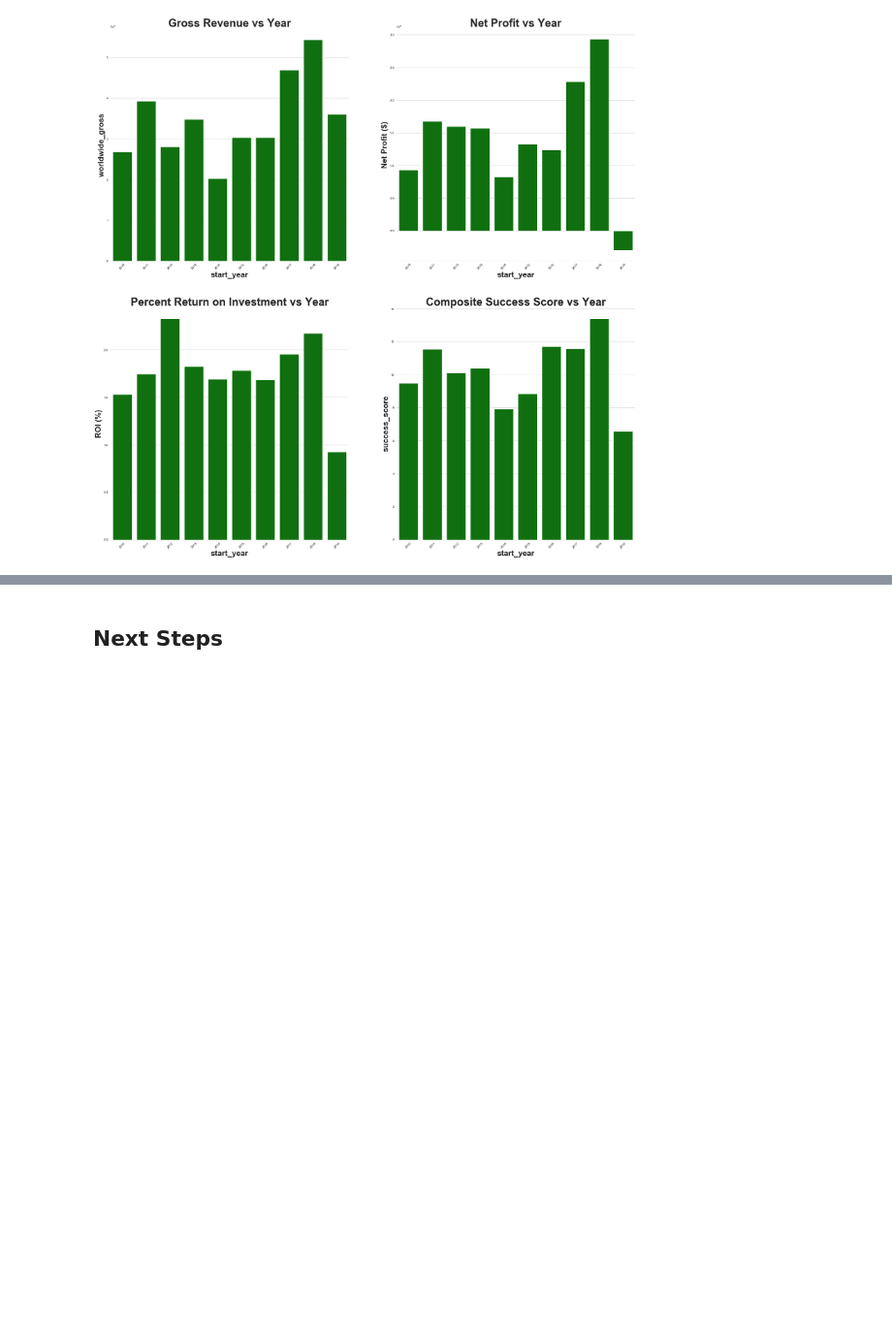
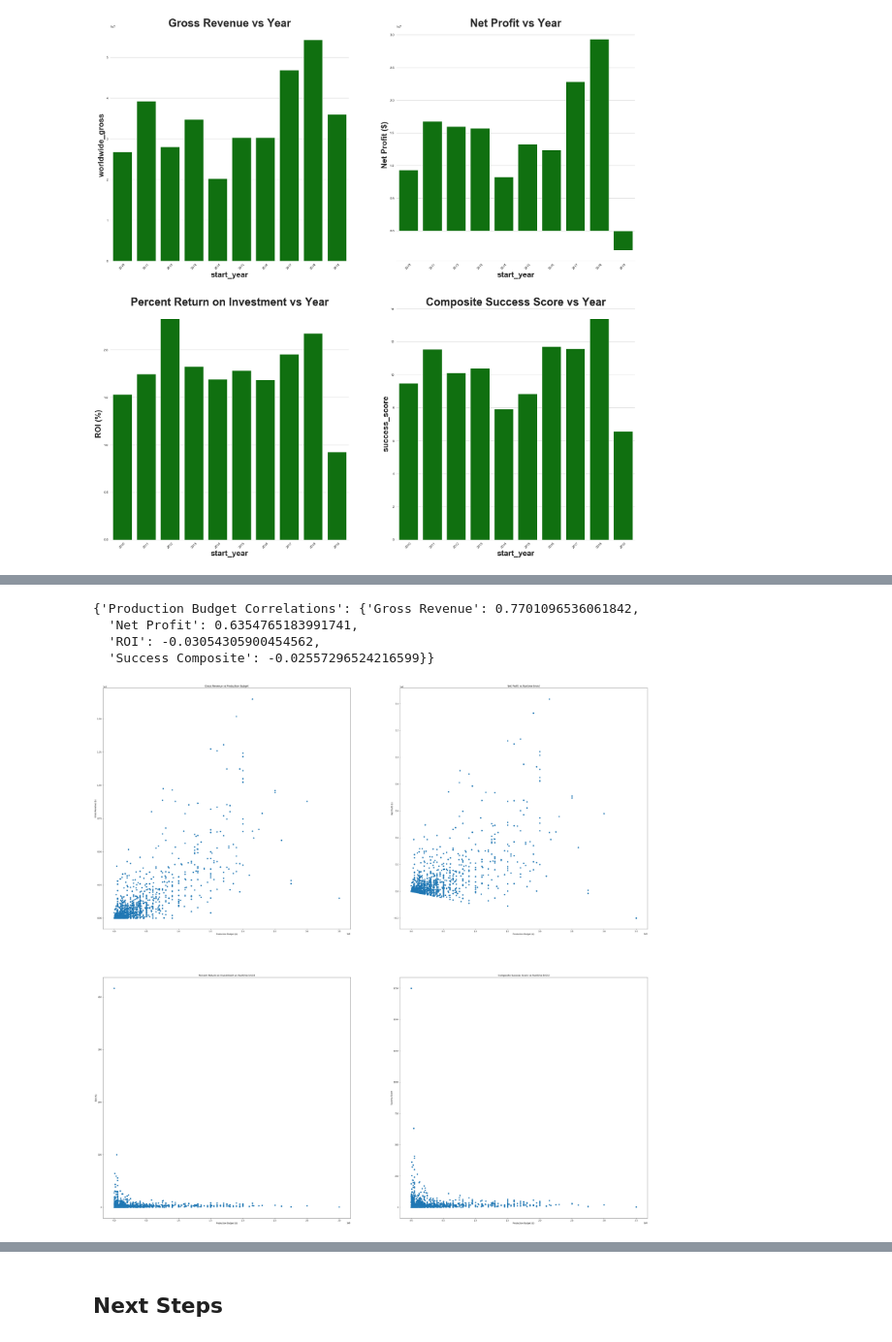
Before and after one commit to benspils/movie-content-analysis, a Jupyter notebook: What_Makes_a_Successful_Movie?.ipynb, the cells around one changed output, grey strips where cells are left out. Shown at 97% size. Drawn from its saved outputs; the diff is of its cells as text; code cells hidden in the pictures; blank space fills up the shorter version.

```diff
--- a/What_Makes_a_Successful_Movie?.ipynb
+++ b/What_Makes_a_Successful_Movie?.ipynb
@@ -412,0 +614,51 @@ sns.barplot(x, y3_comp, ax=ax[1][1], color='green')
+# %%
+# Graph runtime values against each of the four established measures of success
+
+figure, ax = plt.subplots(2, 2, figsize=(50, 50))
+
+# Establish x and y values for plots
+
+x=master_table.production_budget
+y0_gross_rev= master_table.worldwide_gross
+y1_net_prof= master_table.worldwide_gross-master_table.production_budget
+y2_roi_percent= master_table.worldwide_gross/master_table.production_budget
+y3_comp= master_table.success_score
+
+# Set axes for all four graphs
+
+ax[0][0].set_title('Gross Revenue vs Production Budget')
+ax[0][0].set_xlabel('Production Budget ($)')
+ax[0][0].set_ylabel('Gross Revenue ($)')
+
+ax[0][1].set_title('Net Profit vs Runtime (min)')
+ax[0][1].set_xlabel('Production Budget ($)')
+ax[0][1].set_ylabel('Net Profit ($)')
+
+ax[1][0].set_title('Percent Return on Investment vs Runtime (min)')
+ax[1][0].set_xlabel('Production Budget ($)')
+ax[1][0].set_ylabel('ROI (%)')
+
+ax[1][1].set_title('Composite Success Score vs Runtime (min)')
+ax[1][1].set_xlabel('Production Budget ($)')
+ax[1][1].set_ylabel('Success Score')
+
+# Graph the four plots
+
+ax[0][0].scatter(x, y0_gross_rev)
+ax[0][1].scatter(x, y1_net_prof)
+ax[1][0].scatter(x, y2_roi_percent)
+ax[1][1].scatter(x, y3_comp)
+
+# Calculate correlations between runtime and success indicators
+
+correlations={"Production Budget Correlations":{"Gross Revenue":y0_gross_rev.corr(x),
+"Net Profit":y1_net_prof.corr(x),
+"ROI":y2_roi_percent.corr(x),
+"Success Composite":y3_comp.corr(x)}}
+correlations
+# %% [output]
+{'Production Budget Correlations': {'Gross Revenue': 0.7701096536061842,
+  'Net Profit': 0.6354765183991741,
+  'ROI': -0.03054305900454562,
+  'Success Composite': -0.02557296524216599}}
+[figure, added]
```
Also changed, not shown: parts of 29 cells of this notebook.
